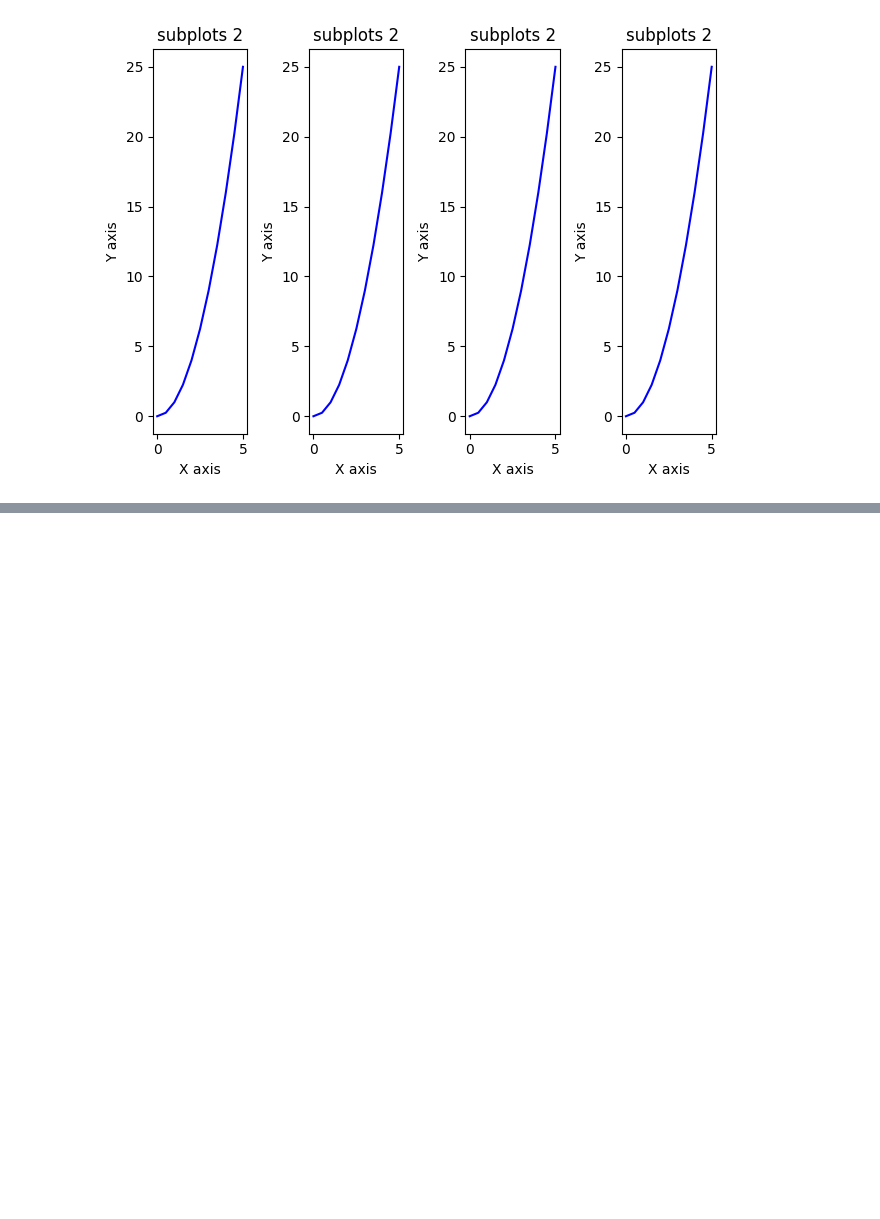
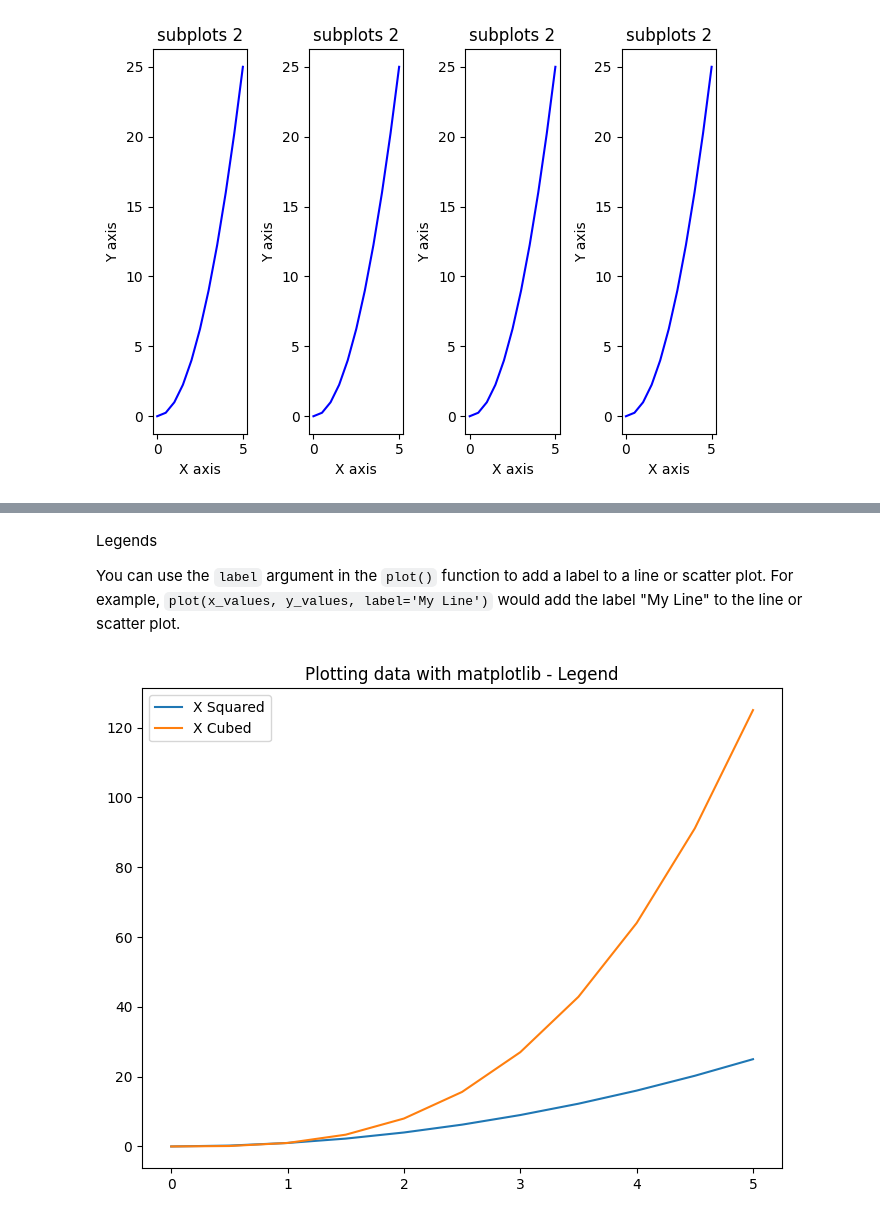
Before and after one commit to Paxyifier/AIML-Practicals, a Jupyter notebook: 19-AIML-Practical-2.3.ipynb, the cells around one changed output, grey strips where cells are left out. Drawn from its saved outputs; the diff is of its cells as text; code cells hidden in the pictures; blank space fills up the shorter version.

```diff
--- a/19-AIML-Practical-2.3.ipynb
+++ b/19-AIML-Practical-2.3.ipynb
@@ -185,0 +268,14 @@ figs
+# %% [markdown]
+Legends
+
+You can use the `label` argument in the `plot()` function to add a label to a line or scatter plot. For example, `plot(x_values, y_values, label='My Line')` would add the label "My Line" to the line or scatter plot.
+# %%
+fig = plt.figure()
+
+ax = fig.add_axes([0,0,1,1])
+ax.plot(x, x**2, label="X Squared")
+ax.plot(x, x**3, label="X Cubed")
+ax.legend()
+ax.set_title("Plotting data with matplotlib - Legend");
+# %% [output]
+[figure, added]
```
Also changed, not shown: parts of 49 cells of this notebook, 2 other files.
